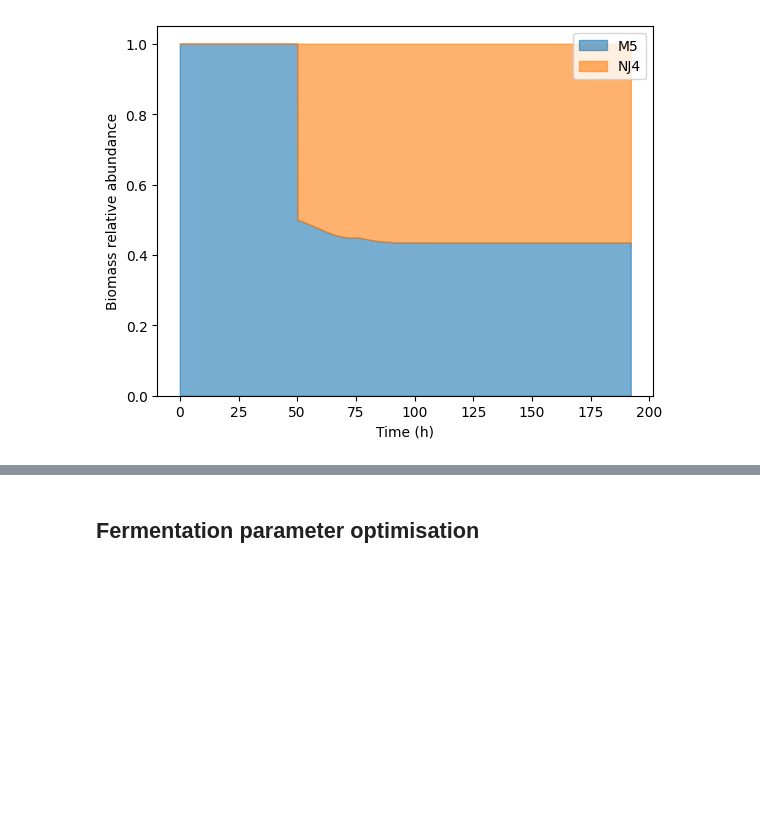
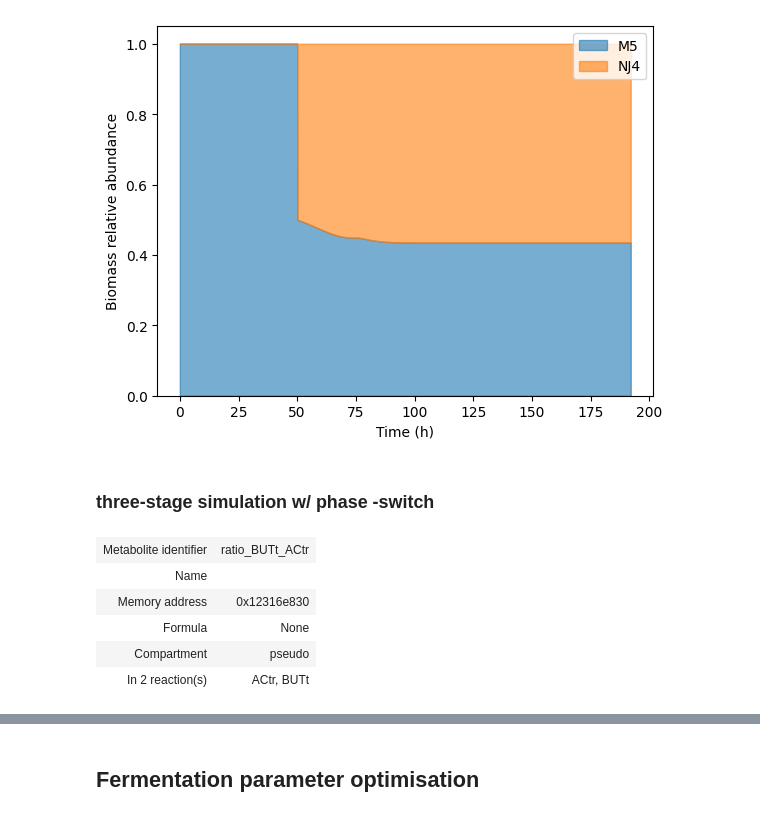
Before and after one commit to andreastallvik/BIOTBT3900, a Jupyter notebook: community_modelling/CBP_butanol/community_sim.ipynb, the cells around one changed output, grey strips where cells are left out. Saved outputs shown, nothing was run; the diff lists cells and outputs as text; code cells hidden in the pictures; blank space fills up the shorter version.

```diff
--- a/community_modelling/CBP_butanol/community_sim.ipynb
+++ b/community_modelling/CBP_butanol/community_sim.ipynb
@@ -536,3 +536,36 @@ cf.plot_biomass(total_biomass=bm, inoc_time=INOC_TIME)
 cf.plot_relative_abundance(total_biomass=bm)
 # %% [output]
 [figure]
+# %% [markdown]
+### three-stage simulation w/ phase -switch
+# %%
+from cobra.io import read_sbml_model
+from utils.flux_coupling import add_ratio_constraint_cobra
+
+nj4 = read_sbml_model("GEMs/NJ4_curated.xml")
+m5 = read_sbml_model("GEMs/M5_curated.xml")
+# %%
+# M5
+
+uptake_KO = ["XYLANabc", "XYLabc", "XYLtex"]
+
+for rx in uptake_KO:
+    m5.reactions.get_by_id(rx).bounds = (0, 0)
+
+# restrict rate of xylose uptake
+m5.reactions.XYLt2.bounds = (0, 0.6)
+
+# restrict uptake of butanol
+m5.reactions.BTOHt.bounds = (-1000, 0)
+
+from utils.flux_coupling import add_ratio_constraint_cobra
+
+# flux coupling constraint forcing but/ac production to exp. values
+add_ratio_constraint_cobra(m5, "BUTt" , "ACtr",  0.71, r_num_reverse=False, r_den_reverse=False)
+# %% [output]
+| Metabolite identifier | ratio_BUTt_ACtr |
+| Name |  |
+| Memory address | 0x12316e830 |
+| Formula | None |
+| Compartment | pseudo |
+| In 2 reaction(s) | ACtr, BUTt |
```
Also changed, not shown: parts of 8 cells of this notebook, 3 other files.
